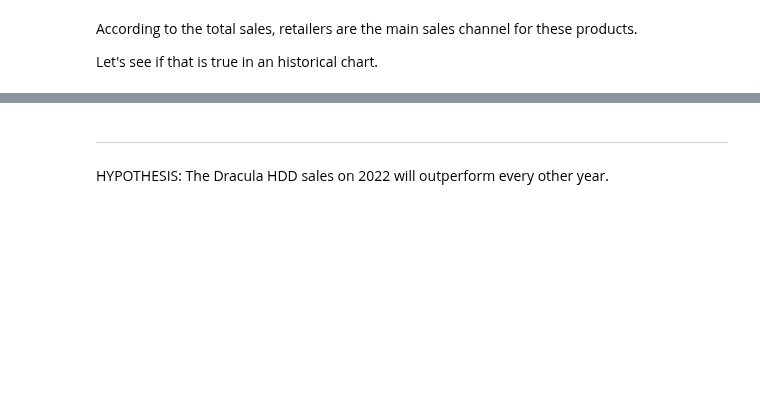
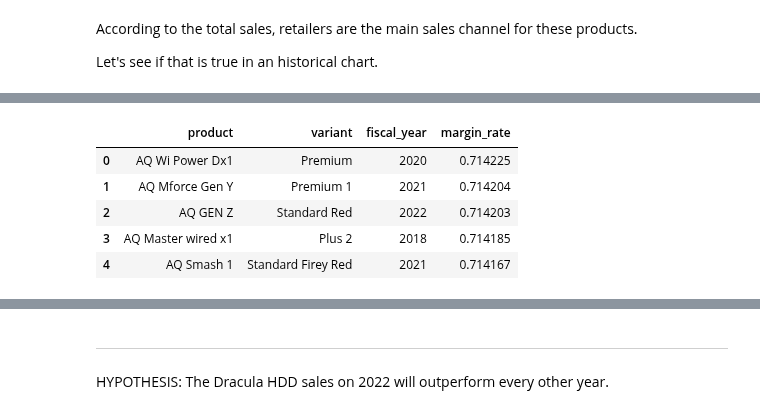
Before and after one commit to Silverscale/AtliQ_Products_Analysis, a Jupyter notebook: atliq_product_analysis.ipynb, the cells around one changed output, grey strips where cells are left out. Saved outputs shown, nothing was run; the diff lists cells and outputs as text; code cells hidden in the pictures; blank space fills up the shorter version.

```diff
--- a/atliq_product_analysis.ipynb
+++ b/atliq_product_analysis.ipynb
@@ -1466,0 +1487,18 @@ fig.show()
+# %%
+# Best margin rate
+
+query="""
+SELECT product, variant, fiscal_year, margin_rate
+FROM product_margins
+ORDER BY margin_rate DESC
+LIMIT 5
+"""
+
+pd.read_sql_query(query, con)
+# %% [output]
+|  | product | variant | fiscal_year | margin_rate |
+| 0 | AQ Wi Power Dx1 | Premium | 2020 | 0.714225 |
+| 1 | AQ Mforce Gen Y | Premium 1 | 2021 | 0.714204 |
+| 2 | AQ GEN Z | Standard Red | 2022 | 0.714203 |
+| 3 | AQ Master wired x1 | Plus 2 | 2018 | 0.714185 |
+| 4 | AQ Smash 1 | Standard Firey Red | 2021 | 0.714167 |
```
Also changed, not shown: parts of 24 cells of this notebook.
